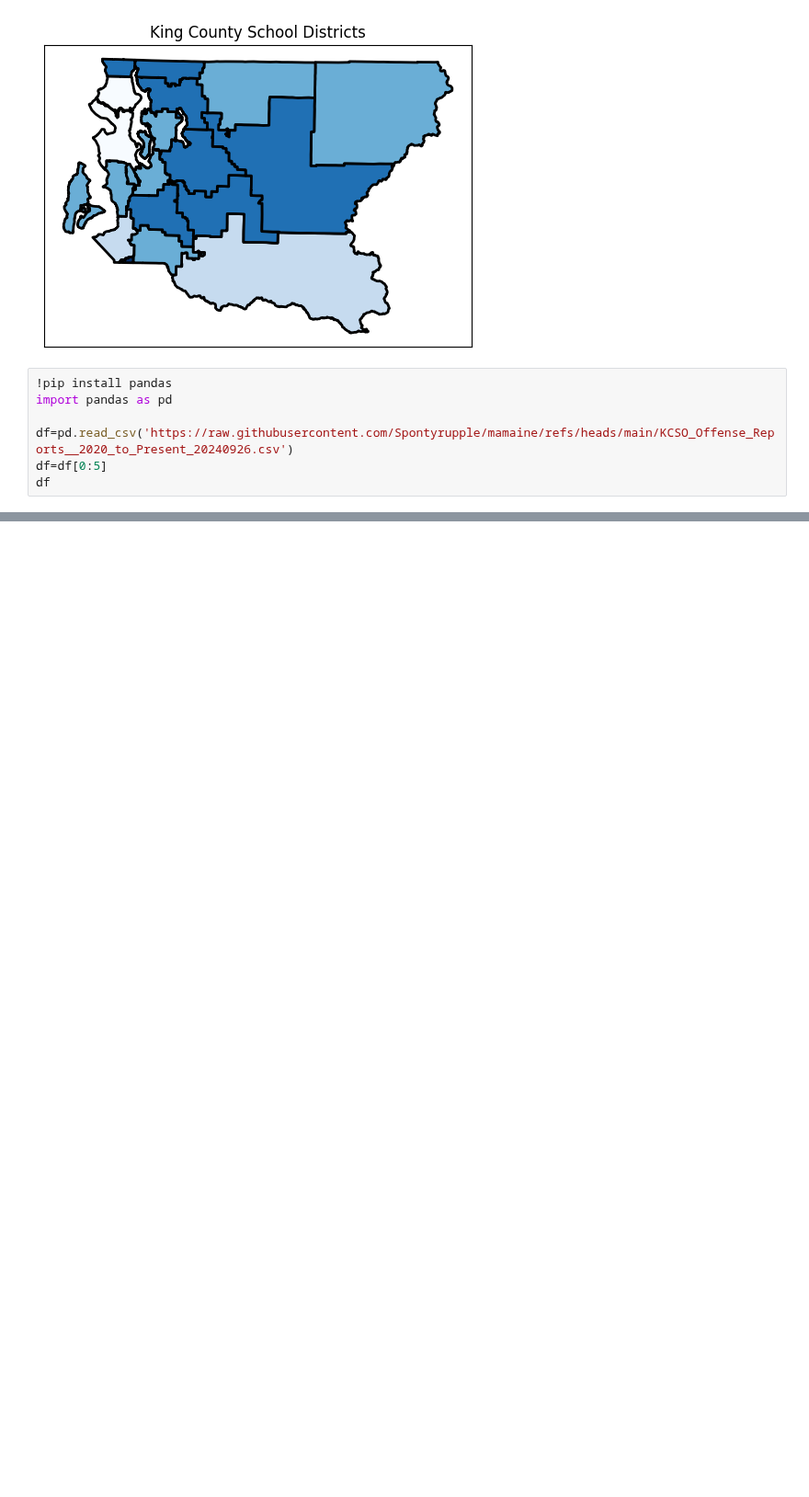
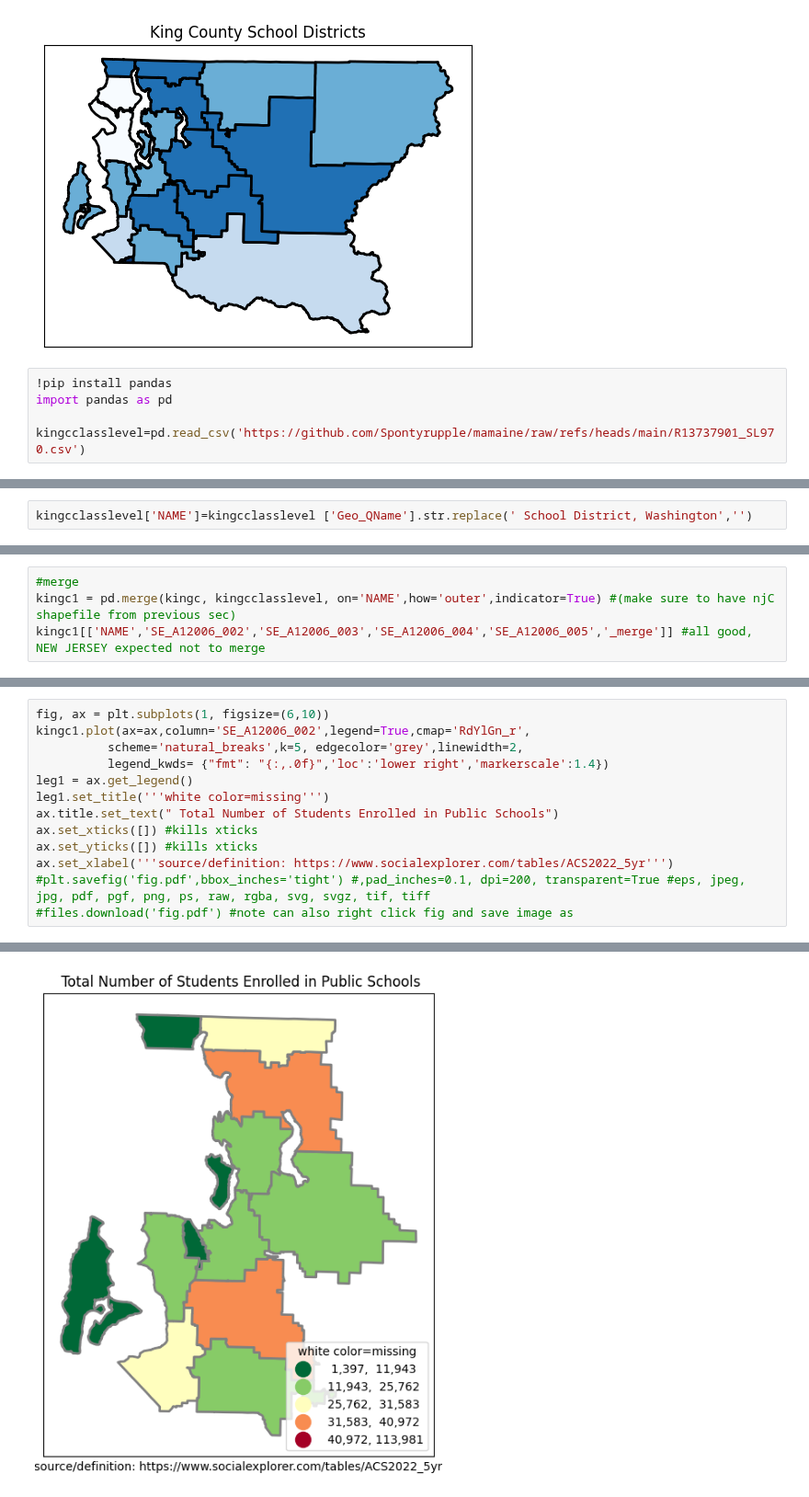
Before and after one commit to Spontyrupple/mamaine, a Jupyter notebook: King_County.ipynb, the cells around one changed output, grey strips where cells are left out. Shown at 92% size. Saved outputs shown, nothing was run; the diff lists cells and outputs as text; blank space fills up the shorter version.

```diff
--- a/King_County.ipynb
+++ b/King_County.ipynb
@@ -122,7 +143,5 @@ WARNING:matplotlib.legend:No artists with labels found to put in legend.  Note t
 !pip install pandas
 import pandas as pd
 
-df=pd.read_csv('https://raw.githubusercontent.com/Spontyrupple/mamaine/refs/heads/main/KCSO_Offense_Reports__2020_to_Present_20240926.csv')
-df=df[0:5]
-df
+kingcclasslevel=pd.read_csv('https://github.com/Spontyrupple/mamaine/raw/refs/heads/main/R13737901_SL970.csv')
 # %% [output]
@@ -154,0 +189,2 @@ import warnings; warnings.filterwarnings('ignore', 'GeoSeries.notna', UserWarnin
+# %%
+kingcclasslevel['NAME']=kingcclasslevel ['Geo_QName'].str.replace(' School District, Washington','')
@@ -154,0 +202,4 @@ import warnings; warnings.filterwarnings('ignore', 'GeoSeries.notna', UserWarnin
+# %%
+#merge
+kingc1 = pd.merge(kingc, kingcclasslevel, on='NAME',how='outer',indicator=True) #(make sure to have njC shapefile from previous sec)
+kingc1[['NAME','SE_A12006_002','SE_A12006_003','SE_A12006_004','SE_A12006_005','_merge']] #all good, NEW JERSEY expected not to merge
@@ -154,0 +224,14 @@ import warnings; warnings.filterwarnings('ignore', 'GeoSeries.notna', UserWarnin
+# %%
+fig, ax = plt.subplots(1, figsize=(6,10))
+kingc1.plot(ax=ax,column='SE_A12006_002',legend=True,cmap='RdYlGn_r',
+          scheme='natural_breaks',k=5, edgecolor='grey',linewidth=2,
+          legend_kwds= {"fmt": "{:,.0f}",'loc':'lower right','markerscale':1.4})
+leg1 = ax.get_legend()
+leg1.set_title('''white color=missing''')
+ax.title.set_text(" Total Number of Students Enrolled in Public Schools")
+ax.set_xticks([]) #kills xticks
+ax.set_yticks([]) #kills xticks
+ax.set_xlabel('''source/definition: https://www.socialexplorer.com/tables/ACS2022_5yr''')
+#plt.savefig('fig.pdf',bbox_inches='tight') #,pad_inches=0.1, dpi=200, transparent=True #eps, jpeg, jpg, pdf, pgf, png, ps, raw, rgba, svg, svgz, tif, tiff
+#files.download('fig.pdf') #note can also right click fig and save image as
+# %% [output]
@@ -154,0 +242 @@ import warnings; warnings.filterwarnings('ignore', 'GeoSeries.notna', UserWarnin
+[figure, added]
```
Also changed, not shown: parts of 15 cells of this notebook.
